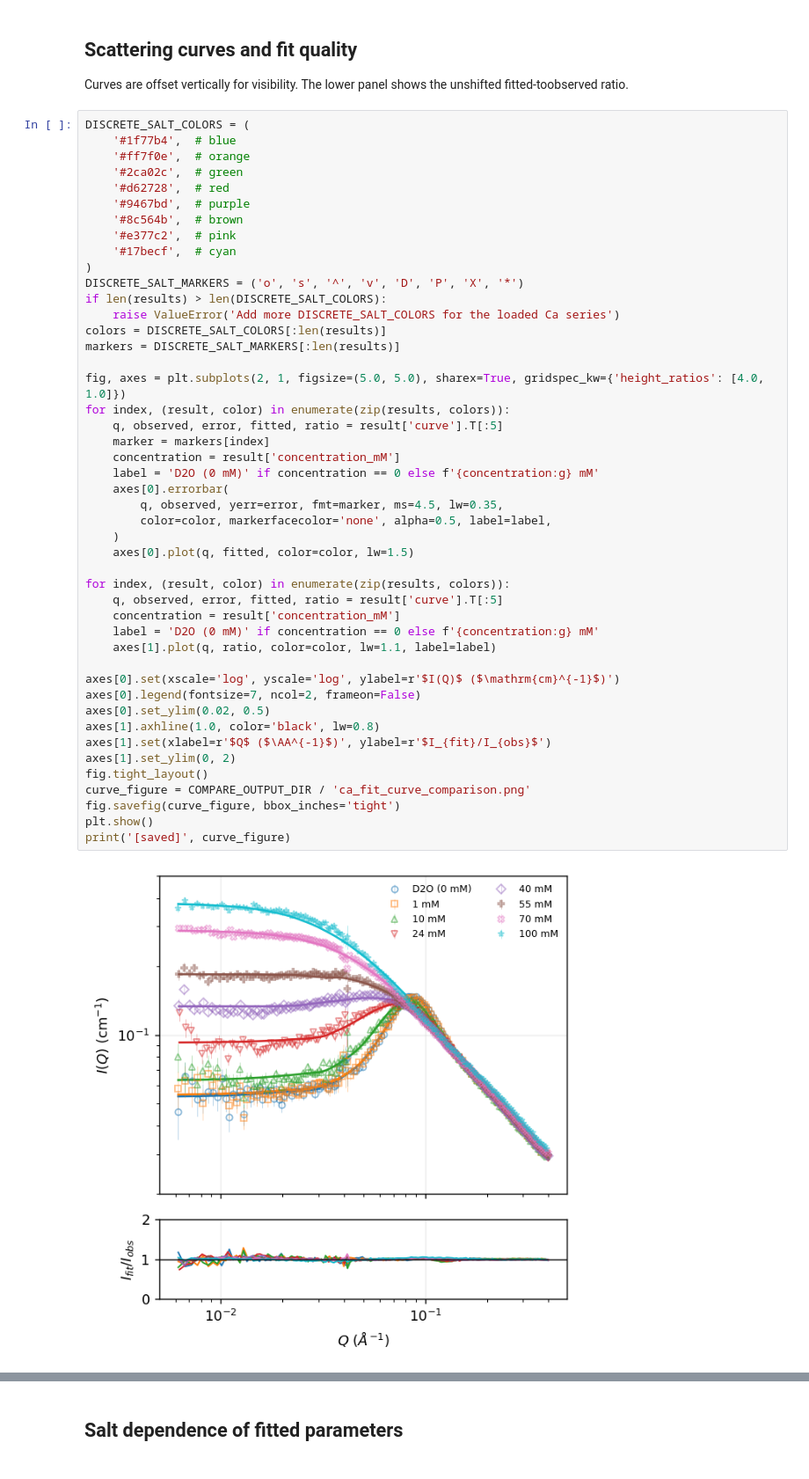
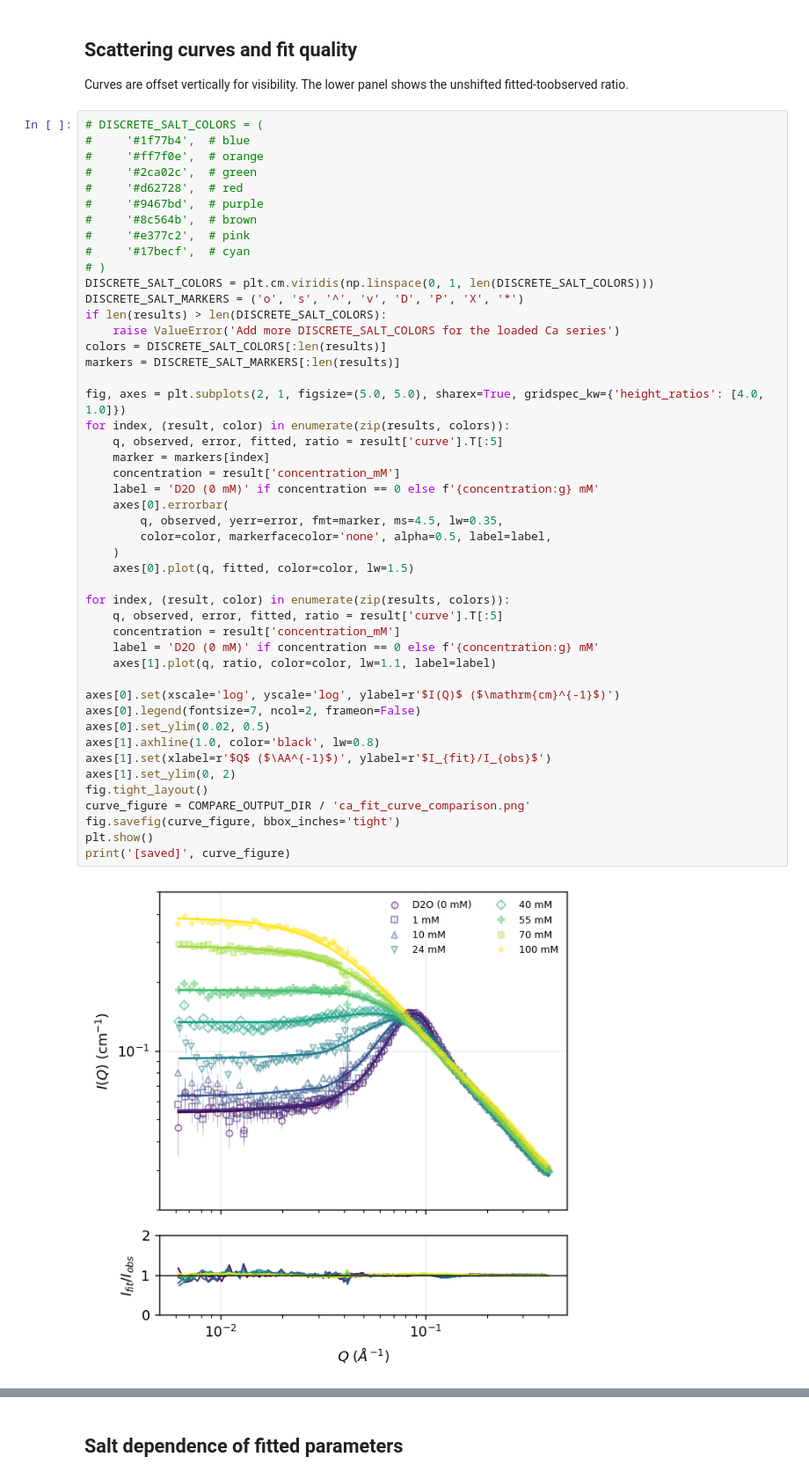
Before and after one commit to ch-tung/Randomwave_ML, a Jupyter notebook: randomcxl/smpl/curvefit/cf_compare_ca.ipynb, the cells around one changed output, grey strips where cells are left out. Shown at 88% size. Saved outputs shown, nothing was run; the diff lists cells and outputs as text.

```diff
--- a/randomcxl/smpl/curvefit/cf_compare_ca.ipynb
+++ b/randomcxl/smpl/curvefit/cf_compare_ca.ipynb
@@ -178,16 +177,17 @@ with (COMPARE_OUTPUT_DIR / 'ca_fit_parameter_comparison.csv').open('w', newline=
 
 Curves are offset vertically for visibility. The lower panel shows the unshifted fitted-toobserved ratio.
 # %%
-DISCRETE_SALT_COLORS = (
-    '#1f77b4',  # blue
-    '#ff7f0e',  # orange
-    '#2ca02c',  # green
-    '#d62728',  # red
-    '#9467bd',  # purple
-    '#8c564b',  # brown
-    '#e377c2',  # pink
-    '#17becf',  # cyan
-)
+# DISCRETE_SALT_COLORS = (
+#     '#1f77b4',  # blue
+#     '#ff7f0e',  # orange
+#     '#2ca02c',  # green
+#     '#d62728',  # red
+#     '#9467bd',  # purple
+#     '#8c564b',  # brown
+#     '#e377c2',  # pink
+#     '#17becf',  # cyan
+# )
+DISCRETE_SALT_COLORS = plt.cm.viridis(np.linspace(0, 1, len(DISCRETE_SALT_COLORS)))
 DISCRETE_SALT_MARKERS = ('o', 's', '^', 'v', 'D', 'P', 'X', '*')
 if len(results) > len(DISCRETE_SALT_COLORS):
     raise ValueError('Add more DISCRETE_SALT_COLORS for the loaded Ca series')
@@ -197,33 +197,33 @@ markers = DISCRETE_SALT_MARKERS[:len(results)]
 fig, axes = plt.subplots(2, 1, figsize=(5.0, 5.0), sharex=True, gridspec_kw={'height_ratios': [4.0, 1.0]})
 for index, (result, color) in enumerate(zip(results, colors)):
     q, observed, error, fitted, ratio = result['curve'].T[:5]
     marker = markers[index]
     concentration = result['concentration_mM']
     label = 'D2O (0 mM)' if concentration == 0 else f'{concentration:g} mM'
     axes[0].errorbar(
         q, observed, yerr=error, fmt=marker, ms=4.5, lw=0.35,
         color=color, markerfacecolor='none', alpha=0.5, label=label,
     )
     axes[0].plot(q, fitted, color=color, lw=1.5)
 
 for index, (result, color) in enumerate(zip(results, colors)):
     q, observed, error, fitted, ratio = result['curve'].T[:5]
     concentration = result['concentration_mM']
     label = 'D2O (0 mM)' if concentration == 0 else f'{concentration:g} mM'
     axes[1].plot(q, ratio, color=color, lw=1.1, label=label)
 
 axes[0].set(xscale='log', yscale='log', ylabel=r'$I(Q)$ ($\mathrm{cm}^{-1}$)')
 axes[0].legend(fontsize=7, ncol=2, frameon=False)
 axes[0].set_ylim(0.02, 0.5)
 axes[1].axhline(1.0, color='black', lw=0.8)
 axes[1].set(xlabel=r'$Q$ ($\AA^{-1}$)', ylabel=r'$I_{fit}/I_{obs}$')
 axes[1].set_ylim(0, 2)
 fig.tight_layout()
 curve_figure = COMPARE_OUTPUT_DIR / 'ca_fit_curve_comparison.png'
 fig.savefig(curve_figure, bbox_inches='tight')
 plt.show()
 print('[saved]', curve_figure)
 # %% [output]
-[figure, old version]
+[figure, new version]
 [saved] output\ca_aniso\gamma_OH3_best\comparison\gamma_radial_full_geom\ca_fit_curve_comparison.png
 # %%
```
Also changed, not shown: parts of 16 cells of this notebook, 34 other files.
